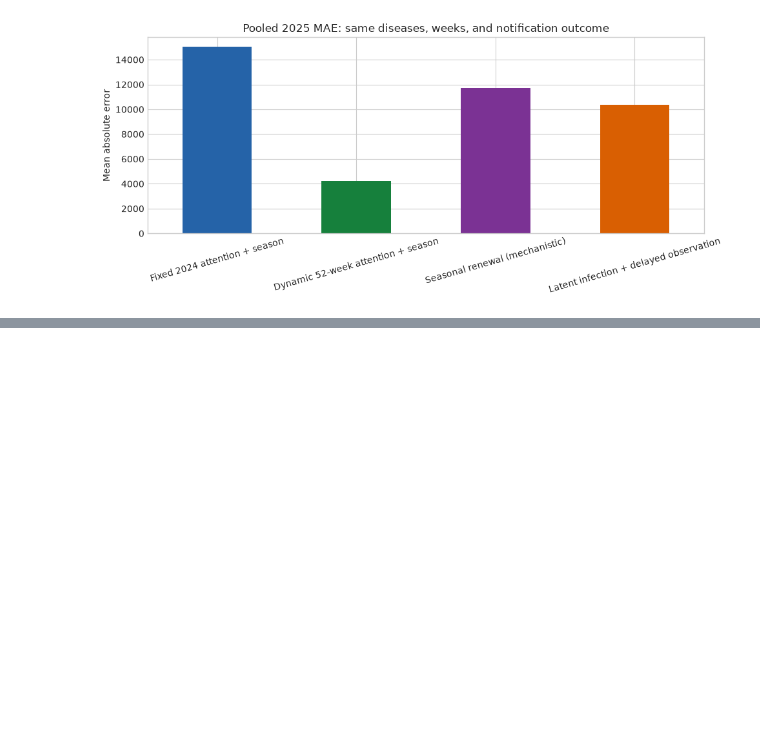
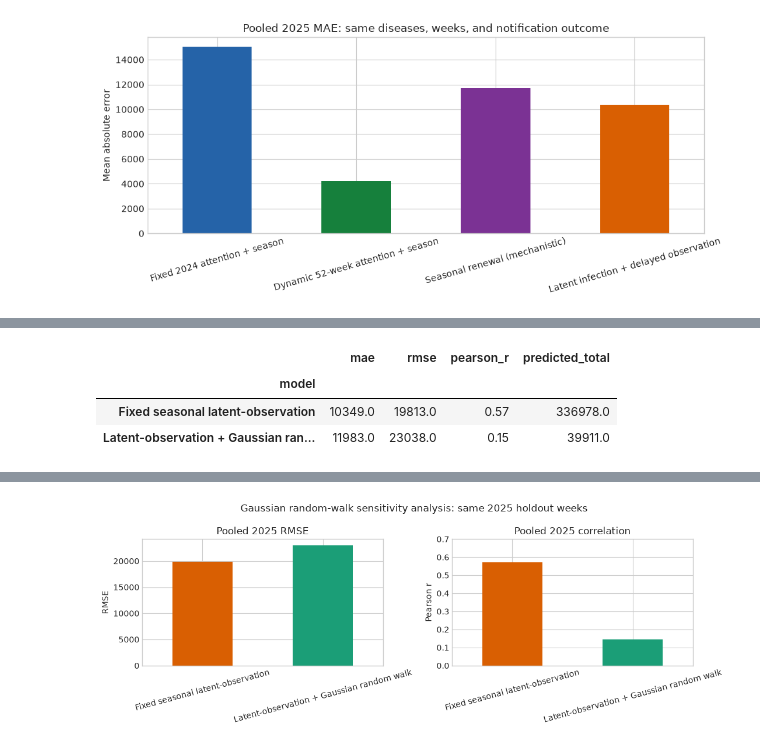
Before and after one commit to carolsmoreira/sismid2026, a Jupyter notebook: dengue_datasus_brazil_rio_workflow.ipynb, the cells around one changed output, grey strips where cells are left out. Saved outputs shown, nothing was run; the diff lists cells and outputs as text; code cells hidden in the pictures; blank space fills up the shorter version.

Commit message:
Add Gaussian random-walk sensitivity analysis

```diff
--- a/dengue_datasus_brazil_rio_workflow.ipynb
+++ b/dengue_datasus_brazil_rio_workflow.ipynb
@@ -616,0 +628,25 @@ plt.show()
+# %%
+rw_metrics = pd.read_csv(PART3_DIR / 'brazil_arbovirus_2025_latent_observation_random_walk_metrics.csv')
+rw_parameters = pd.read_csv(PART3_DIR / 'brazil_arbovirus_latent_observation_random_walk_fit_parameters.csv')
+
+sensitivity_comparison = pd.concat([
+    latent_metrics.assign(model='Fixed seasonal latent-observation'),
+    rw_metrics.assign(model='Latent-observation + Gaussian random walk'),
+], ignore_index=True)
+display(sensitivity_comparison.round({'mae': 0, 'rmse': 0, 'pearson_r': 2, 'observed_total': 0, 'predicted_total': 0}))
+
+pooled_sensitivity = sensitivity_comparison.query("disease == 'pooled'").set_index('model')
+display(pooled_sensitivity[['mae', 'rmse', 'pearson_r', 'predicted_total']].round({'mae': 0, 'rmse': 0, 'pearson_r': 2, 'predicted_total': 0}))
+display(rw_parameters.round(3))
+
+fig, axes = plt.subplots(1, 2, figsize=(11, 4))
+pooled_sensitivity['rmse'].plot.bar(ax=axes[0], color=['#d95f02', '#1b9e77'], legend=False)
+axes[0].set(title='Pooled 2025 RMSE', xlabel='', ylabel='RMSE')
+axes[0].tick_params(axis='x', rotation=15)
+pooled_sensitivity['pearson_r'].plot.bar(ax=axes[1], color=['#d95f02', '#1b9e77'], legend=False)
+axes[1].set(title='Pooled 2025 correlation', xlabel='', ylabel='Pearson r', ylim=(0, 0.7))
+axes[1].tick_params(axis='x', rotation=15)
+fig.suptitle('Gaussian random-walk sensitivity analysis: same 2025 holdout weeks')
+fig.tight_layout()
+plt.show()
+# %% [output]
@@ -616,0 +662,4 @@ plt.show()
+|  | mae | rmse | pearson_r | predicted_total |
+| model |  |  |  |  |
+| Fixed seasonal latent-observation | 10349.0 | 19813.0 | 0.57 | 336978.0 |
+| Latent-observation + Gaussian ran... | 11983.0 | 23038.0 | 0.15 | 39911.0 |
@@ -616,0 +670 @@ plt.show()
+[figure, added]
```
Also changed, not shown: parts of 4 cells of this notebook, 7 other files.
